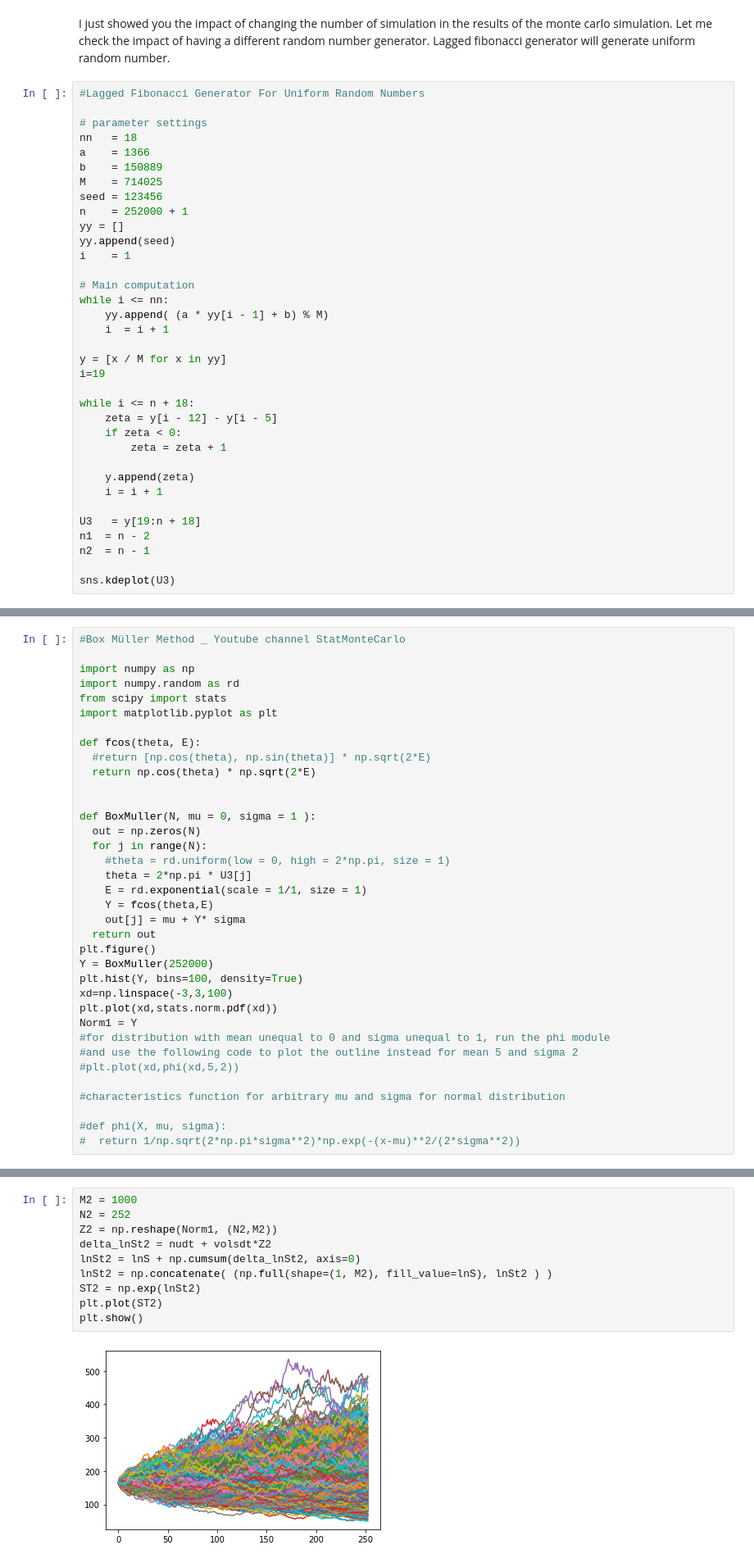
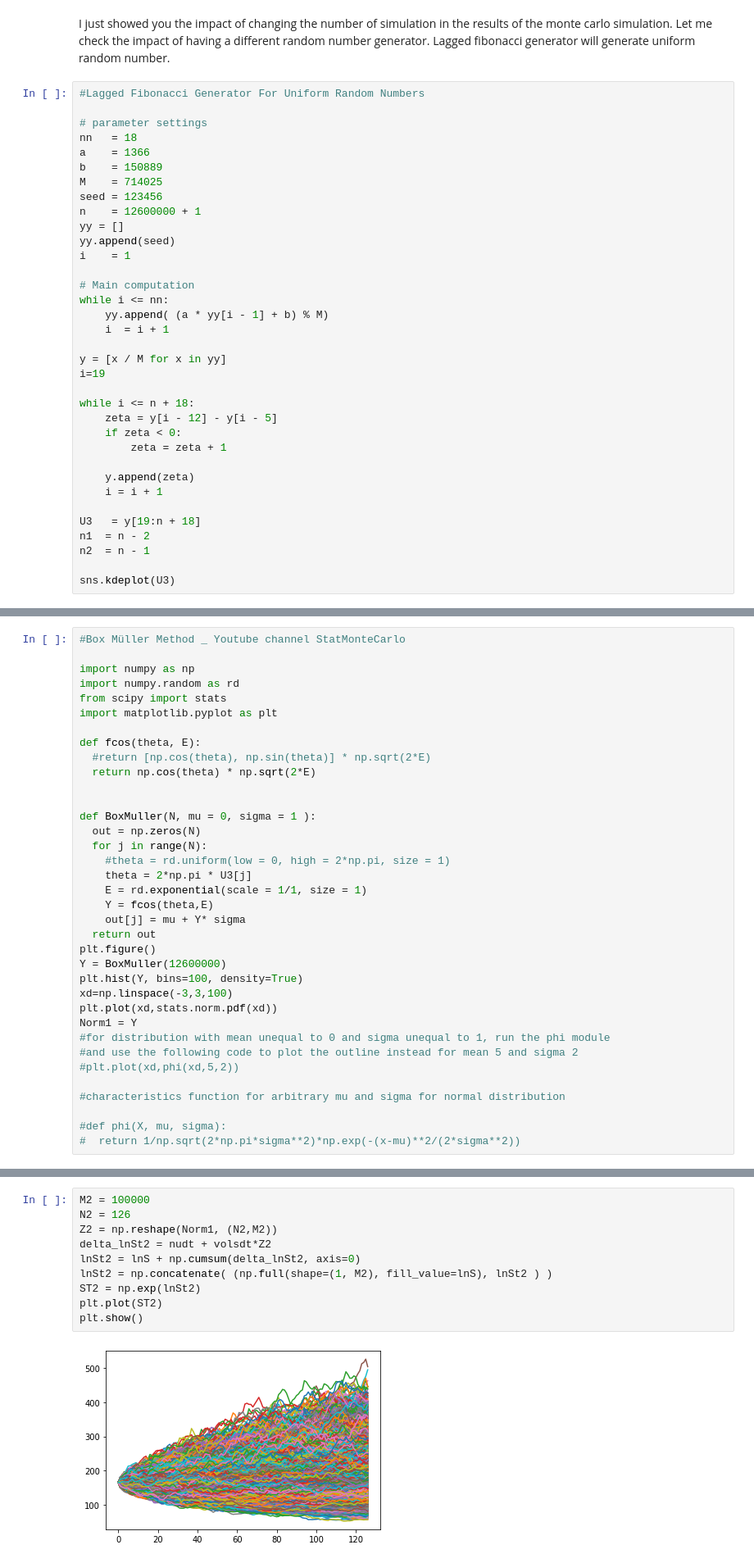
Before and after one commit to Rupesh0Poudel/Numerical_Introductory_Seminar, a Jupyter notebook: test.ipynb, the cells around one changed output, grey strips where cells are left out. Shown at 82% size. Saved outputs shown, nothing was run; the diff lists cells and outputs as text.

```diff
--- a/test.ipynb
+++ b/test.ipynb
@@ -203,7 +202,7 @@ a    = 1366
 b    = 150889
 M    = 714025
 seed = 123456
-n    = 252000 + 1
+n    = 12600000 + 1
 yy = []
 yy.append(seed)
 i    = 1
@@ -255,7 +254,7 @@ def BoxMuller(N, mu = 0, sigma = 1 ):
     out[j] = mu + Y* sigma
   return out
 plt.figure()
-Y = BoxMuller(252000)
+Y = BoxMuller(12600000)
 plt.hist(Y, bins=100, density=True)
 xd=np.linspace(-3,3,100)
 plt.plot(xd,stats.norm.pdf(xd))
@@ -273,15 +272,15 @@ Norm1 = Y
 # %%
-M2 = 1000
-N2 = 252
+M2 = 100000
+N2 = 126
 Z2 = np.reshape(Norm1, (N2,M2))
 delta_lnSt2 = nudt + volsdt*Z2
 lnSt2 = lnS + np.cumsum(delta_lnSt2, axis=0)
 lnSt2 = np.concatenate( (np.full(shape=(1, M2), fill_value=lnS), lnSt2 ) )
 ST2 = np.exp(lnSt2)
 plt.plot(ST2)
 plt.show()
 # %% [output]
-[figure, old version]
+[figure, new version]
 # %%
 final_day2 = ST2[-1]
 sns.kdeplot(final_day2)
```
Also changed, not shown: parts of 7 cells of this notebook.
